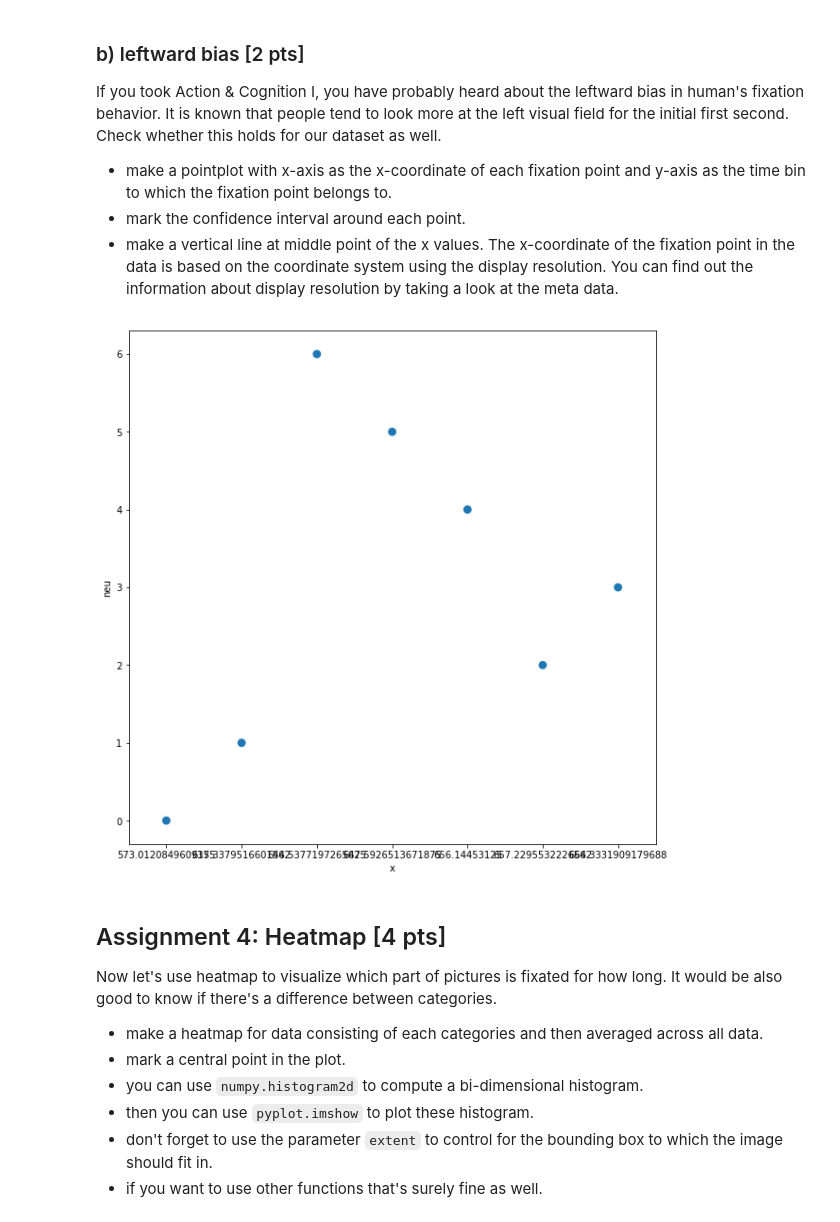
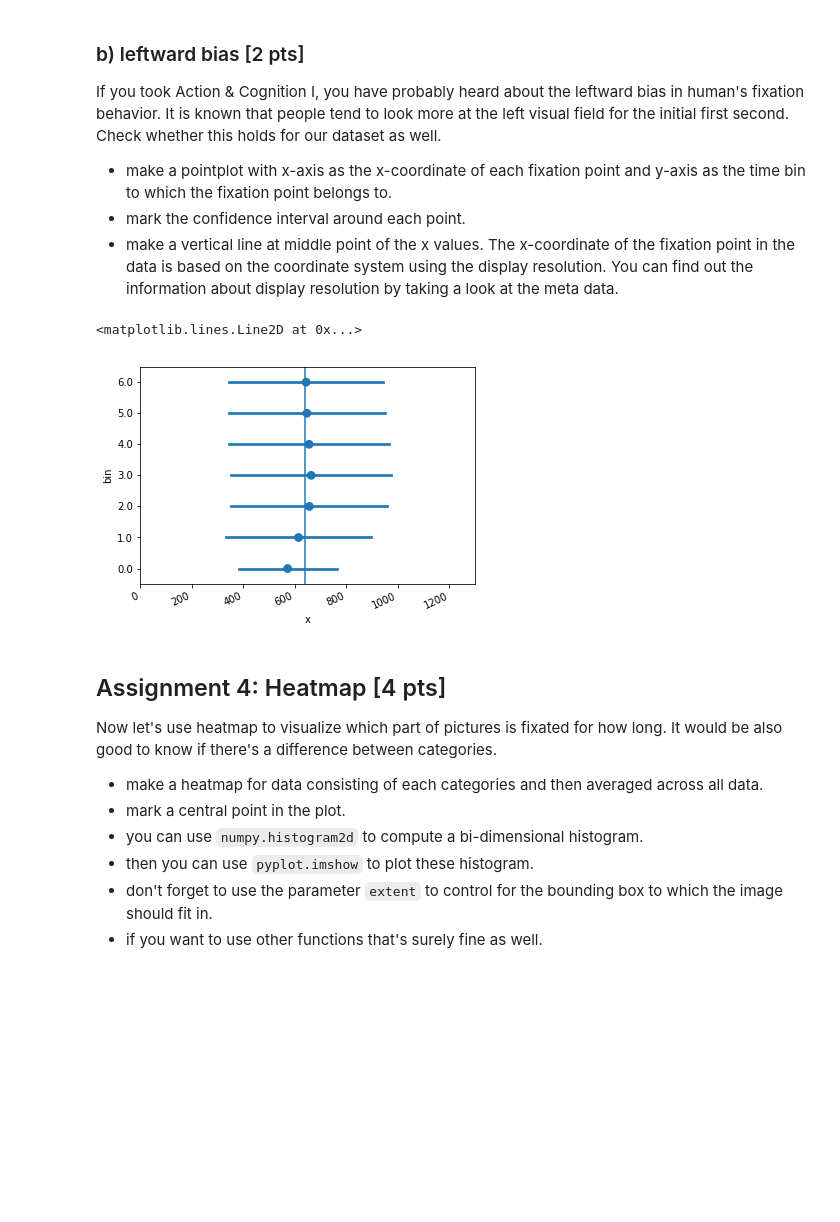
Before and after one commit to NBP-ACC/week-7-acc_2, a Jupyter notebook: Sheet05.ipynb, the cells around one changed output. Cells and saved outputs as stored; diff of their text form; code cells hidden in the pictures; blank space fills up the shorter version.

```diff
--- a/Sheet05.ipynb
+++ b/Sheet05.ipynb
@@ -279,10 +287,12 @@ ax.set(title='start',
 plt.show()
 
 df = df.assign(neu = round(df['start']/1000))
-df_avg = df.groupby('neu').mean().reset_index()
+df['neu'] = df['neu'].astype('category')
+#df_avg = df.groupby('neu').mean().reset_index()
 
 print('mean duration')
-print(df_avg['duration'])
+#print(df_avg['duration'])
+df
 # %% [output]
 [figure]
 mean duration
@@ -300,20 +320,37 @@ If you took Action & Cognition I, you have probably heard about the leftward bia
 - make a pointplot with x-axis as the x-coordinate of each fixation point and y-axis as the time bin to which the fixation point belongs to.
 - mark the confidence interval around each point.
 - make a vertical line at middle point of the x values. The x-coordinate of the fixation point in the data is based on the coordinate system using the display resolution. You can find out the information about display resolution by taking a look at the meta data.
-# %%
-# TODO: Change Scale
-
-
-fig = plt.figure(figsize = (10,10))
-
-
-g = sns.pointplot(x='x',y = 'neu',data = df_avg, join = False,ci =50)
-plt.autoscale = False
-
-# TODO: Confidence Interval
-# TODO: Vertical line
-# %% [output]
-[figure, removed]
+# %%
+# TODO: Change Scale
+
+#confidence_interval =stats.norm.interval(0.95, loc = df_avg['x'], scale  = 100)
+#fig = plt.figure(figsize = (10,10))
+#print(confidence_interval)
+
+#sns.pointplot(df_avg['x'],df_avg[ 'y'], join  = False)
+#g.set(ylabel = 'bin', xlim = (-0.5,10.5))
+xticks = plt.xticks(rotation=25, ha = "right")
+
+
+
+# TODO: Confidence Interval
+#for c in confidence_interval:
+ #   c_t = zip()
+
+#plt.errorbar(df_avg['x'],df_avg['neu'],xerr =confidence_interval )
+
+#ax = sns.pointplot(x=confidence_interval,y = df_avg['neu'], join  = False)
+# TODO: Vertical line
+
+g = sns.pointplot(x='x', y='neu', data=df, join  = False, ci = 'sd')
+g.set(xlim  = (0,1300), ylabel = 'bin')
+g.invert_yaxis()
+plt.axvline(x = 640)
+#axline
+#df_avg
+# %% [output]
+<matplotlib.lines.Line2D at 0x...>
+[figure, added]
 # %% [markdown]
 ## Assignment 4: Heatmap [4 pts]
 Now let's use heatmap to visualize which part of pictures is fixated for how long. It would be also good to know if there's a difference between categories.
```
Also changed, not shown: parts of 6 cells of this notebook.
